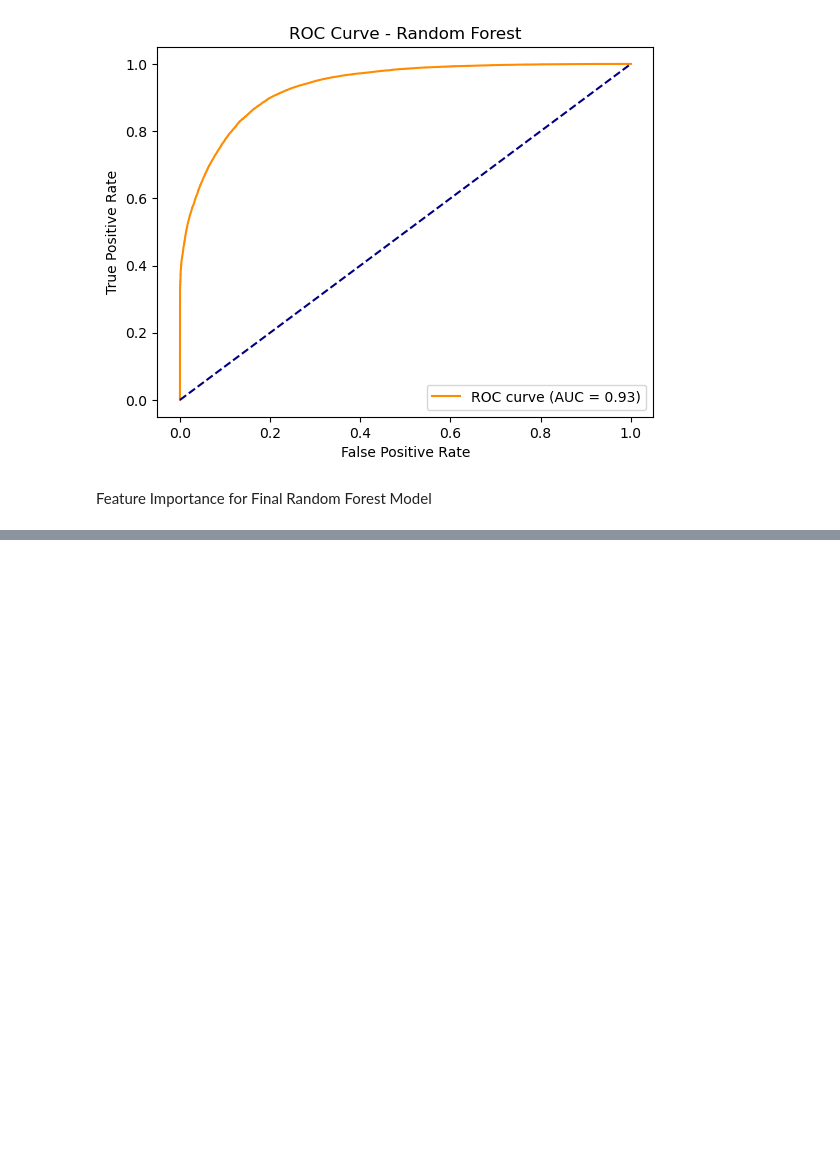
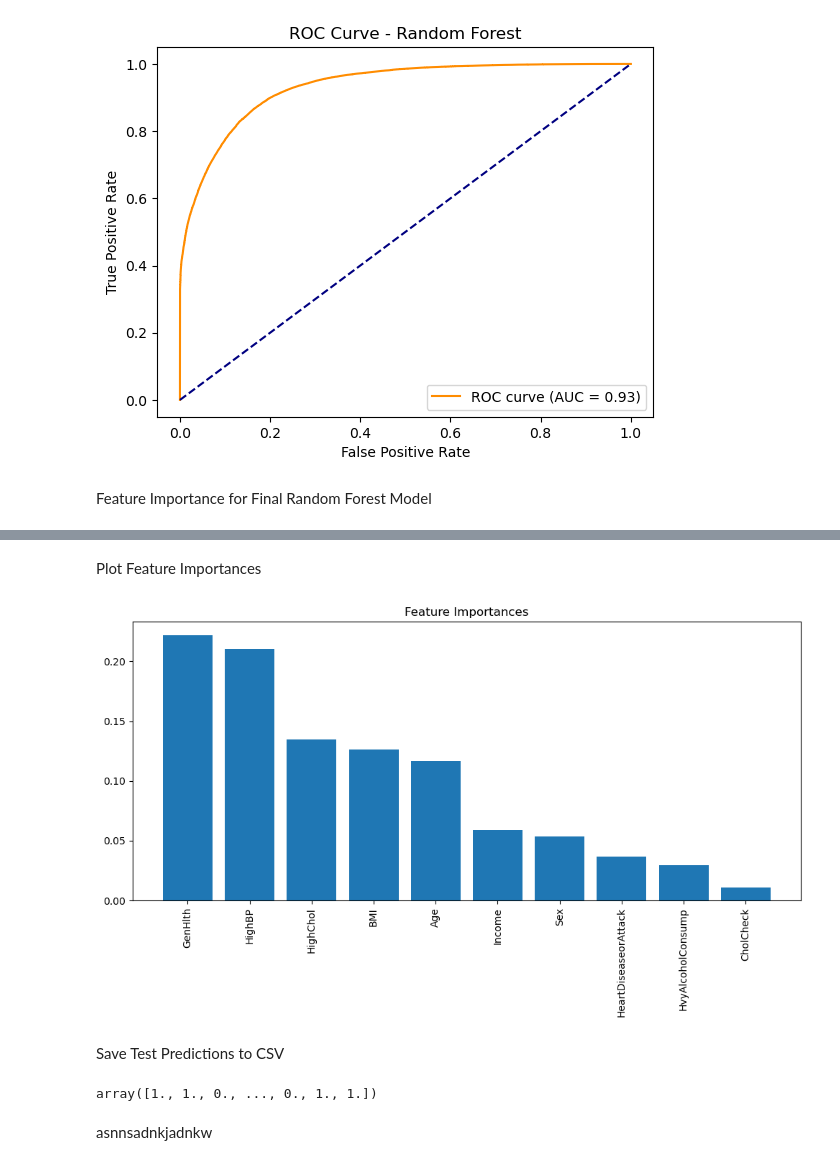
Before and after one commit to najmul19/diabetics_classification_from_daily_activities, a Jupyter notebook: diabatics/diabetics_classification_from_daily_activities.ipynb, the cells around one changed output, grey strips where cells are left out. Drawn from its saved outputs; the diff is of its cells as text; code cells hidden in the pictures; blank space fills up the shorter version.

```diff
--- a/diabatics/diabetics_classification_from_daily_activities.ipynb
+++ b/diabatics/diabetics_classification_from_daily_activities.ipynb
@@ -1411,0 +1448,31 @@ plt.show()
+# %% [markdown]
+Plot Feature Importances
+# %%
+importances = final_rf.feature_importances_
+features = X_train.columns
+indices = importances.argsort()[::-1]
+
+# Plot
+plt.figure(figsize=(10, 6))
+plt.bar(range(len(importances)), importances[indices], align='center')
+plt.xticks(range(len(importances)), features[indices], rotation=90)
+plt.title("Feature Importances")
+plt.tight_layout()
+plt.show()
+# %% [output]
+[figure, added]
+# %% [markdown]
+Save Test Predictions to CSV
+# %%
+y_pred = final_rf.predict(X_test)
+results_df = pd.DataFrame({
+    'Actual': y_test,
+    'Predicted': y_pred
+})
+results_df.to_csv("rf_predictions.csv", index=False)
+
+y_pred
+# %% [output]
+array([1., 1., 0., ..., 0., 1., 1.])
+# %% [markdown]
+asnnsadnkjadnkw
```
Also changed, not shown: parts of 9 cells of this notebook.
